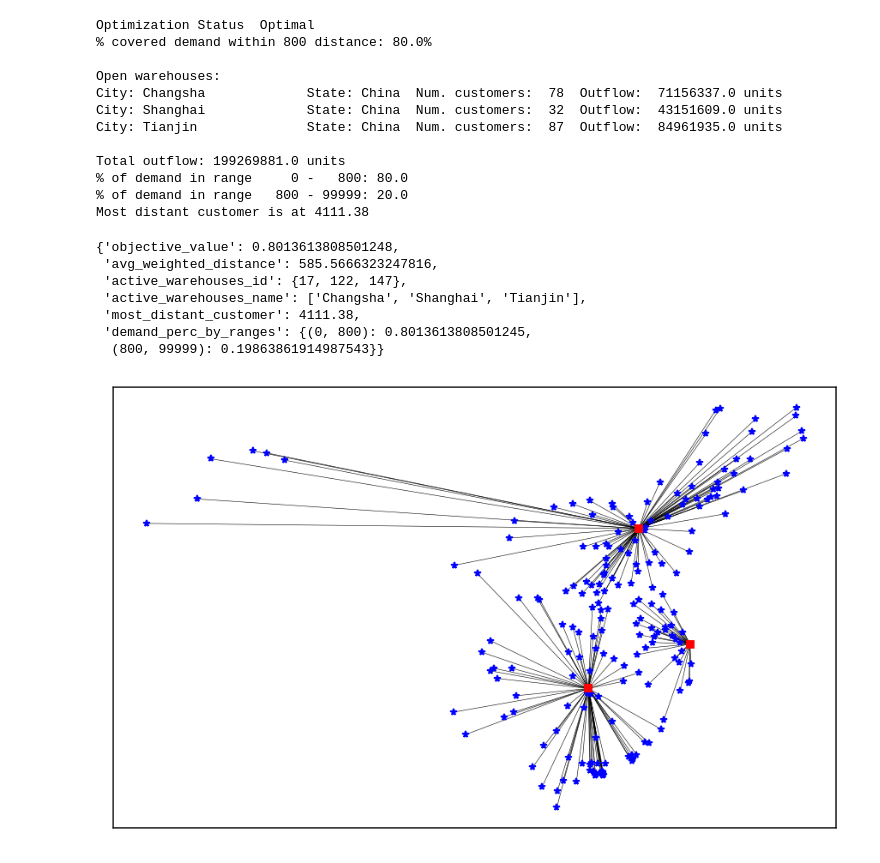
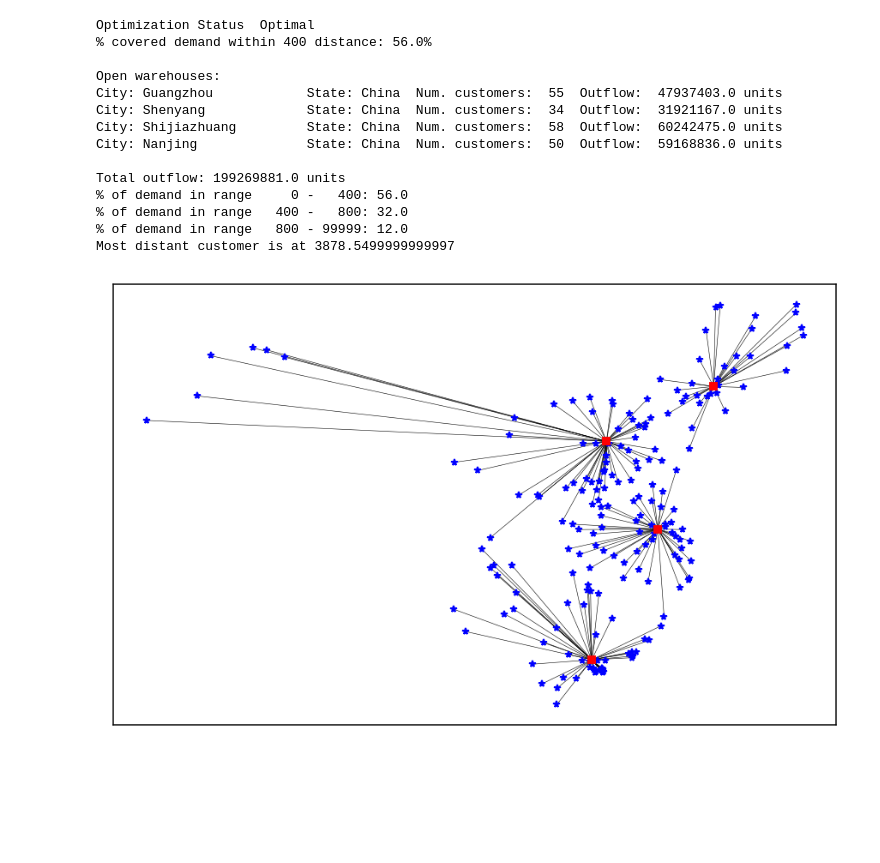
Before and after one commit to ropinotex/network_optimization, a Jupyter notebook: ServiceLevels.ipynb, the cells around one changed output. Saved outputs shown, nothing was run; the diff lists cells and outputs as text; code cells hidden in the pictures; blank space fills up the shorter version.

```diff
--- a/ServiceLevels.ipynb
+++ b/ServiceLevels.ipynb
@@ -7,30 +41,25 @@ from scenario_2 import *
 # %%
-optimal_location_service_level(num_warehouses=3,
-                             warehouses=warehouses,
-                             customers=customers,
-                             distance=distance,
-                             distance_ranges=[0, 800],
-                             high_service_distance=800,
-                             avg_service_distance=600,
-                             plot=True)
+results = optimal_location_service_level(num_warehouses=4,
+                                         warehouses=warehouses,
+                                         customers=customers,
+                                         distance=distance,
+                                         distance_ranges=[0, 400, 800],
+                                         high_service_distance=400,
+                                         avg_service_distance=475,
+                                         plot=True)
 # %% [output]
 Optimization Status  Optimal
-% covered demand within 800 distance: 80.0%
+% covered demand within 400 distance: 56.0%
 
 Open warehouses:
-City: Changsha             State: China  Num. customers:  78  Outflow:  71156337.0 units
-City: Shanghai             State: China  Num. customers:  32  Outflow:  43151609.0 units
-City: Tianjin              State: China  Num. customers:  87  Outflow:  84961935.0 units
+City: Guangzhou            State: China  Num. customers:  55  Outflow:  47937403.0 units
+City: Shenyang             State: China  Num. customers:  34  Outflow:  31921167.0 units
+City: Shijiazhuang         State: China  Num. customers:  58  Outflow:  60242475.0 units
+City: Nanjing              State: China  Num. customers:  50  Outflow:  59168836.0 units
 
 Total outflow: 199269881.0 units
-% of demand in range     0 -   800: 80.0
-% of demand in range   800 - 99999: 20.0
-Most distant customer is at 4111.38
+% of demand in range     0 -   400: 56.0
+% of demand in range   400 -   800: 32.0
+% of demand in range   800 - 99999: 12.0
+Most distant customer is at 3878.5499999999997
-{'objective_value': 0.8013613808501248,
- 'avg_weighted_distance': 585.5666323247816,
- 'active_warehouses_id': {17, 122, 147},
- 'active_warehouses_name': ['Changsha', 'Shanghai', 'Tianjin'],
- 'most_distant_customer': 4111.38,
- 'demand_perc_by_ranges': {(0, 800): 0.8013613808501245,
-  (800, 99999): 0.19863861914987543}}
-[figure, old version]
+[figure, new version]
```
Also changed, not shown: parts of 12 cells of this notebook.
